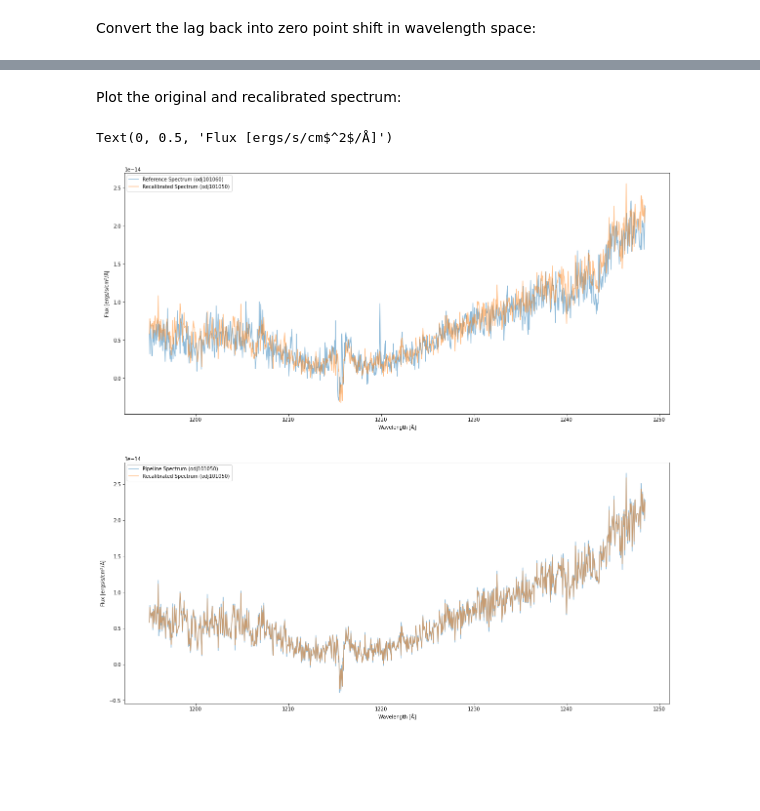
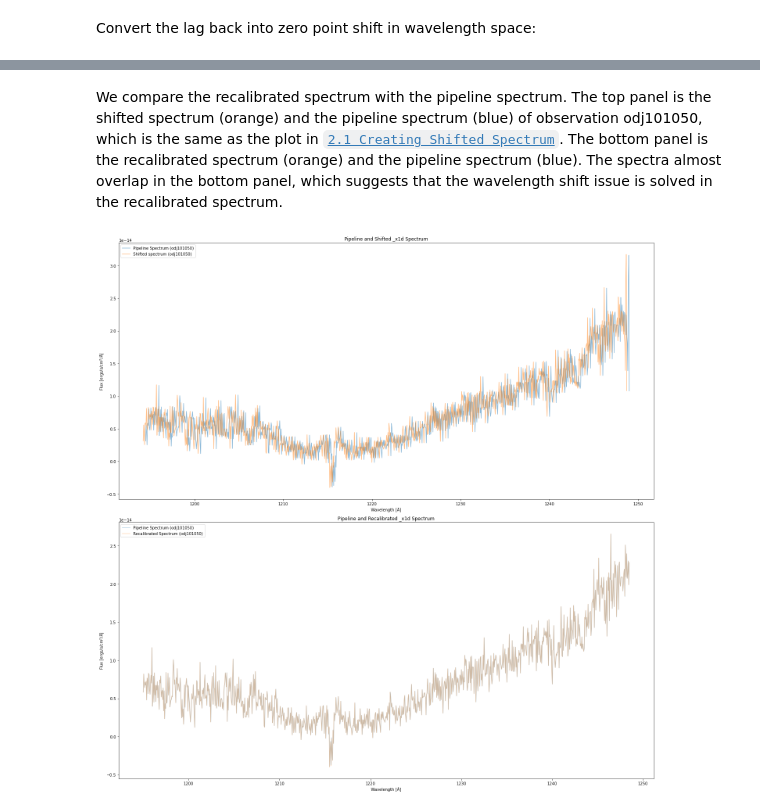
Before and after one commit to spacetelescope/STIS-Notebooks, a Jupyter notebook: correlation/cross-correlation.ipynb, the cells around one changed output, grey strips where cells are left out. Cells and saved outputs as stored; diff of their text form; code cells hidden in the pictures; blank space fills up the shorter version.

```diff
--- a/correlation/cross-correlation.ipynb
+++ b/correlation/cross-correlation.ipynb
@@ -48,7 +48,9 @@ In this notebook, we need to download to datasets and explore their correlation.
 if os.path.exists("./mastDownload"):
     shutil.rmtree("./mastDownload")
 # Search target object by obs_id
-target = Observations.query_criteria(obs_id=["odj101050","Odj101060"])
+target_id = "odj101050"
+ref_id = "odj101060"
+target = Observations.query_criteria(obs_id=[target_id,ref_id])
 # get a list of files assiciated with that target
 target_list = Observations.get_product_list(target)
 # Download only the SCIENCE fits files
@@ -138,5 +141,5 @@ Since the wavelength range of the pipline and shifted spectra are difference, we
 # %%
-ref_x1d = "./mastDownload/HST/odj101060/odj101060_x1d.fits"
+ref_x1d = os.path.join("./mastDownload/HST","{}".format(ref_id),"{}_x1d.fits".format(ref_id))
 
 with fits.open(ref_x1d) as hdu1, fits.open(shifted_x1d) as hdu2:
     wl = hdu1[1].data["WAVELENGTH"][0]
@@ -148,10 +151,10 @@ with fits.open(ref_x1d) as hdu1, fits.open(shifted_x1d) as hdu2:
     shifted_flux = np.interp(wl,shifted_wl,shifted_flux)
 
 fig = plt.figure(figsize=(20, 10))
-plt.plot(wl,ref_flux,label="Reference _x1d Spectrum",alpha=0.5)
-plt.plot(wl,shifted_flux,label="Shifted _x1d spectrum",alpha=0.5)
+plt.plot(wl,ref_flux,alpha=0.5,label="Reference spectrum ({})".format(target_id))
+plt.plot(wl,shifted_flux,alpha=0.5,label="Shifted spectrum ({})".format(ref_id))
 plt.legend(loc="best")
-plt.xlabel("Wavelength [" + chr(197) +"]")
+plt.xlabel("Wavelength [Å]")
 plt.ylabel("Flux [ergs/s/cm$^2$/Å]")
 plt.title("Reference and Shifted _x1d Spectrum")
 # %% [output]
@@ -316,8 +320,9 @@ if os.path.exists("./Recalibration"):
     shutil.rmtree("./Recalibration")
 Path("./Recalibration").mkdir(exist_ok=True)
 # Recalibration
-res = stistools.calstis.calstis(pipline_raw,verbose=False,outroot="./Recalibration/")
+res = stistools.calstis.calstis(pip_raw,verbose=False,outroot="./Recalibration/")
 # calstis returns 0 if calibration completes; if not, raise assertion error
 assert res == 0, f"CalSTIS exited with an error:  {res}"
+recal_x1d = Path("./Recalibration/{}_x1d.fits".format(target_id))
 # %% [output]
 *** CALSTIS-0 -- Version 3.4.2 (19-Jan-2018) ***
@@ -338,38 +343,40 @@ End      10-Apr-2023 00:27:44 EDT
 
 *** CALSTIS-0 complete ***
 # %% [markdown]
-Plot the original and recalibrated spectrum:
+We compare the recalibrated spectrum with the pipeline spectrum. The top panel is the shifted spectrum (orange) and the pipeline spectrum (blue) of observation odj101050, which is the same as the plot in [`2.1 Creating Shifted Spectrum`](#shifted). The bottom panel is the recalibrated spectrum (orange) and the pipeline spectrum (blue). The spectra almost overlap in the bottom panel, which suggests that the wavelength shift issue is solved in the recalibrated spectrum.
 # %%
 fig = plt.figure(figsize=(20, 20))
 plt.subplot(2,1,1)
-with fits.open("./mastDownload/HST/odj101060/odj101060_x1d.fits") as hdu1, fits.open("./Recalibration/odj101050_x1d.fits") as hdu2:
-    wl = hdu1[1].data["WAVELENGTH"][0][10:-10]
+with fits.open(pip_x1d) as hdu1, fits.open(shifted_x1d) as hdu2:
+    pip_wl = hdu1[1].data["WAVELENGTH"][0]
+    pip_flux = hdu1[1].data["FLUX"][0]
+
+    shifted_wl = hdu2[1].data["WAVELENGTH"][0]
+    shifted_flux = hdu2[1].data["FLUX"][0]
+
+plt.plot(pip_wl,pip_flux,label="Pipeline Spectrum ({})".format(target_id),alpha=0.5)
+plt.plot(shifted_wl,shifted_flux,label="Shifted spectrum ({})".format(target_id),alpha=0.5)
+plt.legend(loc="best")
+plt.xlabel("Wavelength [Å]")
+plt.ylabel("Flux [ergs/s/cm$^2$/Å]")
+plt.title("Pipeline and Shifted _x1d Spectrum")
+
+plt.subplot(2,1,2)
+with fits.open(pip_x1d) as hdu1, fits.open(recal_x1d) as hdu2:
+    wl1 = hdu1[1].data["WAVELENGTH"][0][10:-10]
+    wl2 = hdu2[1].data["WAVELENGTH"][0][10:-10]
 
     flux1 = hdu1[1].data["FLUX"][0][10:-10]
-    flux2 = np.interp(wl,hdu2[1].data["WAVELENGTH"][0][10:-10],hdu2[1].data["FLUX"][0][10:-10])
-
-plt.plot(wl,flux1,label="Reference Spectrum (odj101060)",alpha=0.5)
-plt.plot(wl,flux2,label="Recalibrated Spectrum (odj101050)",alpha=0.5)
+    flux2 = hdu2[1].data["FLUX"][0][10:-10]
+plt.plot(wl1,flux1,label="Pipeline Spectrum ({})".format(target_id),alpha=0.3)
+plt.plot(wl2,flux2,label="Recalibrated Spectrum ({})".format(target_id),alpha=0.3)
 plt.legend(loc="best")
-plt.xlabel("Wavelength [" + chr(197) +"]")
+plt.xlabel("Wavelength [Å]")
 plt.ylabel("Flux [ergs/s/cm$^2$/Å]")
-# plt.xlim(1198,1210)
-
-plt.subplot(2,1,2)
-with fits.open("./mastDownload/HST/odj101050/odj101050_x1d.fits") as hdu1, fits.open("./Recalibration/odj101050_x1d.fits") as hdu2:
-    wl = hdu1[1].data["WAVELENGTH"][0][10:-10]
-
-    flux1 = hdu1[1].data["FLUX"][0][10:-10]
-    flux2 = np.interp(wl,hdu2[1].data["WAVELENGTH"][0][10:-10],hdu2[1].data["FLUX"][0][10:-10])
-plt.plot(wl,flux1,label="Pipeline Spectrum (odj101050)",alpha=0.5)
-plt.plot(wl,flux2,label="Recalibrated Spectrum (odj101050)",alpha=0.5)
-plt.legend(loc="best")
-plt.xlabel("Wavelength [" + chr(197) +"]")
-plt.ylabel("Flux [ergs/s/cm$^2$/Å]")
-# plt.xlim(1198,1210)
+plt.title("Pipeline and Recalibrated _x1d Spectrum")
+plt.tight_layout()
 # %% [output]
-Text(0, 0.5, 'Flux [ergs/s/cm$^2$/Å]')
-[figure, old version]
+[figure, new version]
 # %% [markdown]
 
 ---
```
Also changed, not shown: parts of 25 cells of this notebook, 1 other file.
